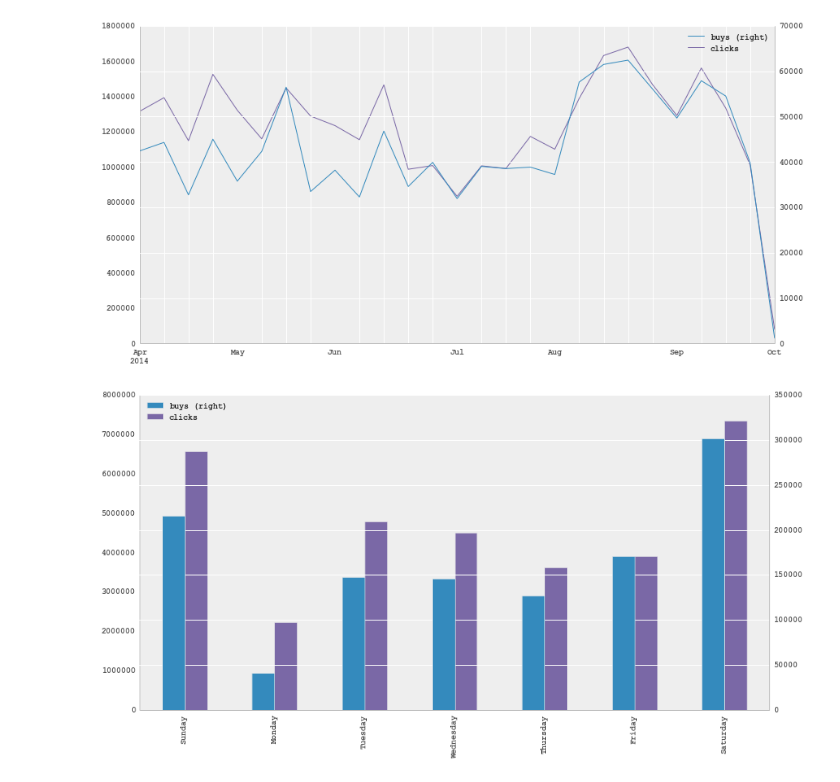
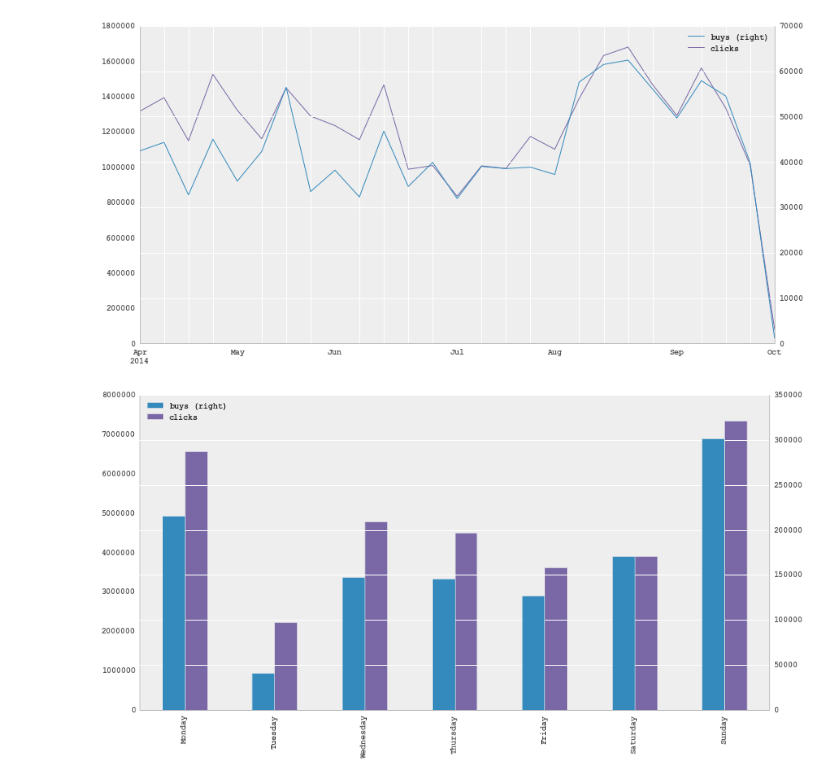
Before and after one commit to jbochi/recsyschallenge2015, a Jupyter notebook: visualization.ipynb, the cells around one changed output. Saved outputs shown, nothing was run; the diff lists cells and outputs as text; code cells hidden in the pictures.

Commit message:
fix weekday labels

```diff
--- a/visualization.ipynb
+++ b/visualization.ipynb
@@ -275,8 +275,8 @@ buys_and_click_by_date.resample('1W', how='sum').plot(secondary_y="buys");
 # %%
 # Buys x Clicks per week
 buys_and_click_by_date["weekday"] = buys_and_click_by_date.index.weekday
 buys_and_click_by_weekday = buys_and_click_by_date.groupby('weekday').sum()
-buys_and_click_by_weekday.index = ["Sunday", "Monday", "Tuesday", "Wednesday", "Thursday", "Friday", "Saturday"]
+buys_and_click_by_weekday.index = ["Monday", "Tuesday", "Wednesday", "Thursday", "Friday", "Saturday", "Sunday"]
 buys_and_click_by_weekday.plot(kind='bar', secondary_y="buys");
 # %% [output]
-[figure, old version]
+[figure, new version]
```
